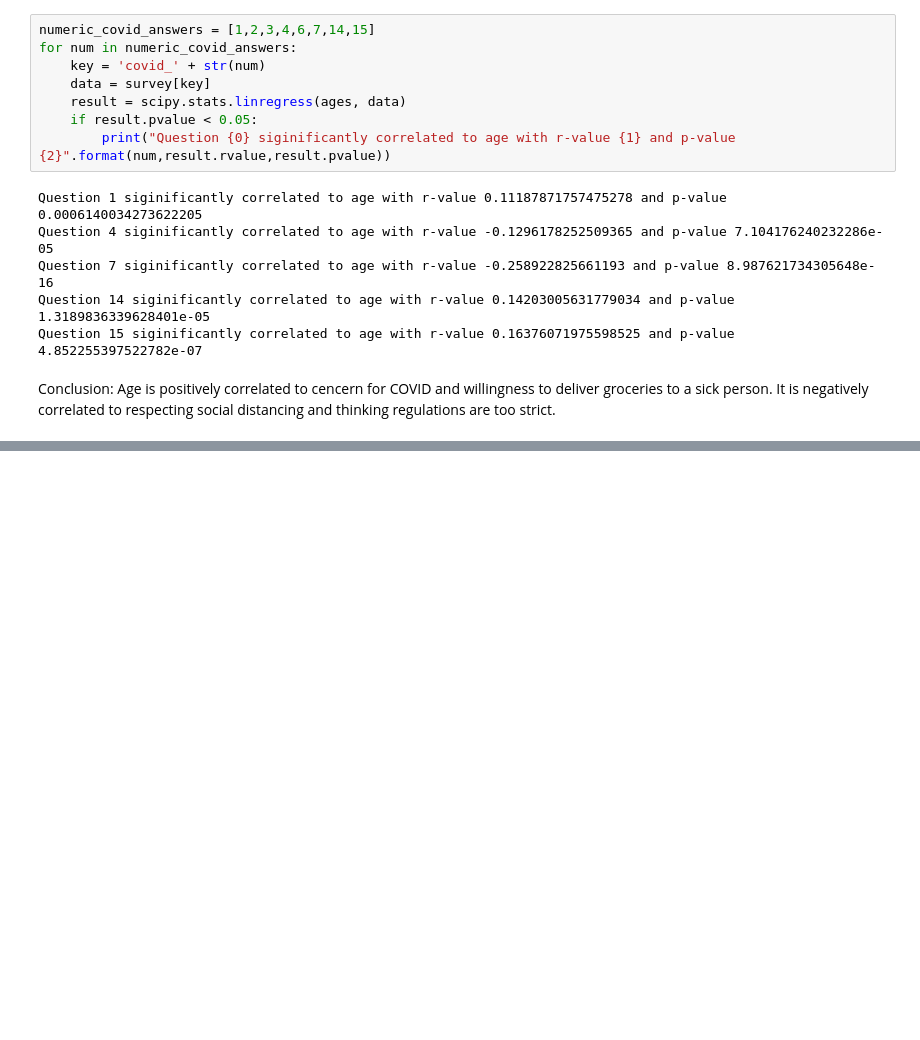
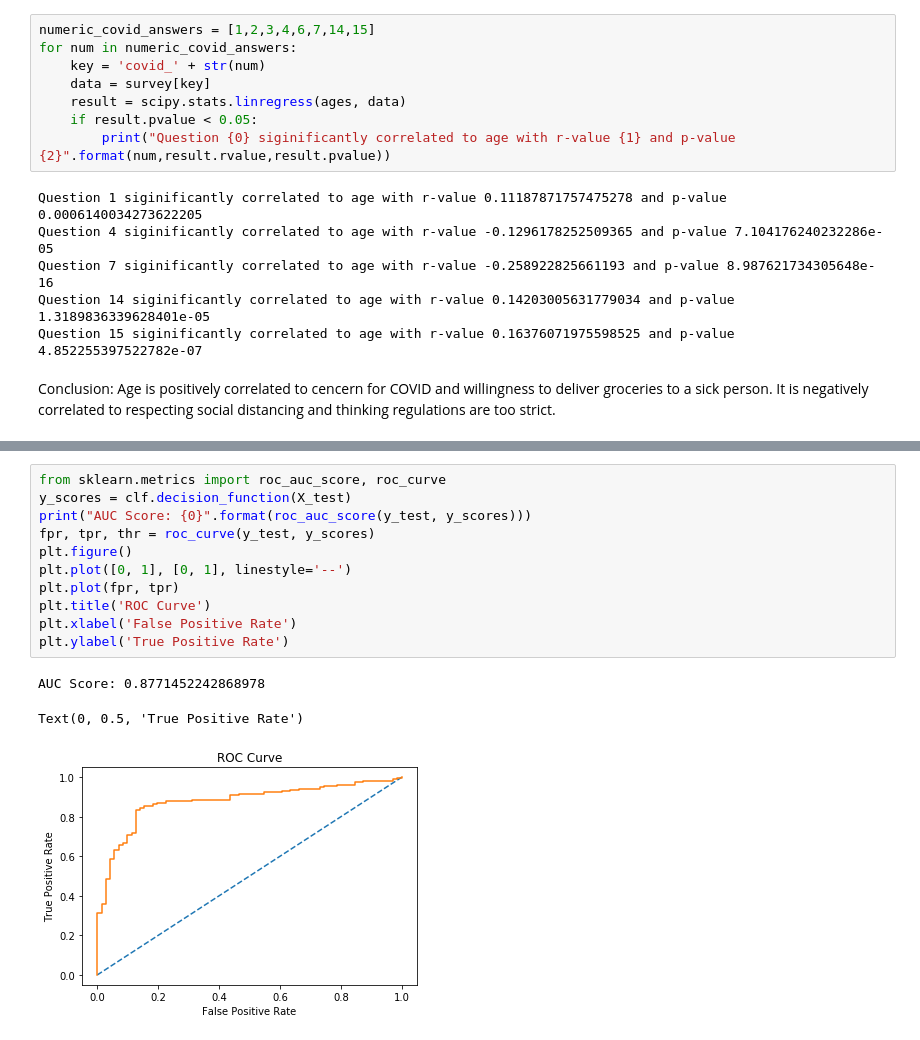
Before and after one commit to liliaellouz/empathy-analysis, a Jupyter notebook: Data_Analysis.ipynb, the cells around one changed output, grey strips where cells are left out. Saved outputs shown, nothing was run; the diff lists cells and outputs as text; blank space fills up the shorter version.

```diff
--- a/Data_Analysis.ipynb
+++ b/Data_Analysis.ipynb
@@ -440,0 +487,15 @@ Conclusion: Age is positively correlated to cencern for COVID and willingness to
+# %%
+from sklearn.metrics import roc_auc_score, roc_curve
+y_scores = clf.decision_function(X_test)
+print("AUC Score: {0}".format(roc_auc_score(y_test, y_scores)))
+fpr, tpr, thr = roc_curve(y_test, y_scores)
+plt.figure()
+plt.plot([0, 1], [0, 1], linestyle='--')
+plt.plot(fpr, tpr)
+plt.title('ROC Curve')
+plt.xlabel('False Positive Rate')
+plt.ylabel('True Positive Rate')
+# %% [output]
+AUC Score: 0.8771452242868978
+Text(0, 0.5, 'True Positive Rate')
+[figure, added]
```
Also changed, not shown: parts of 10 cells of this notebook.
